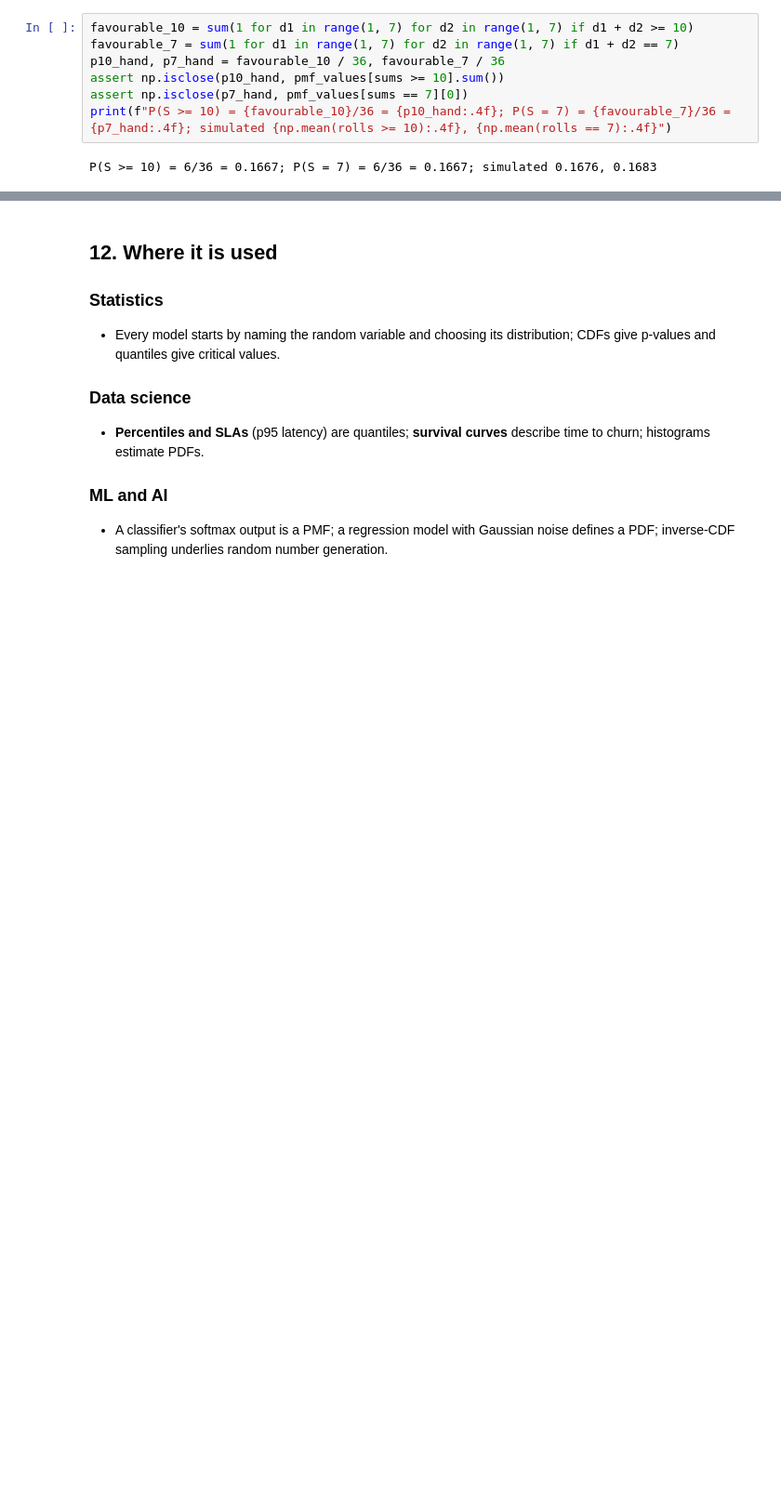
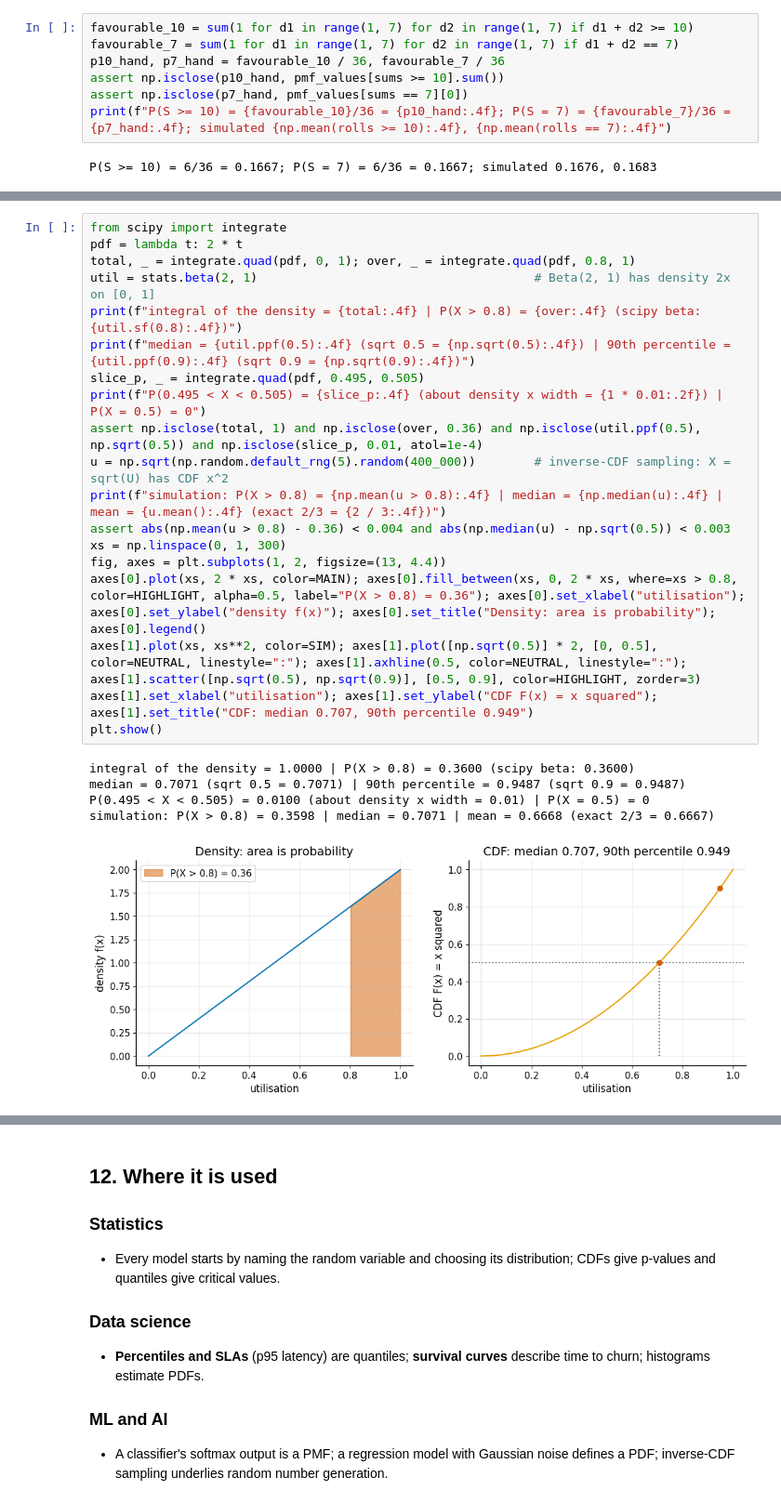
Before and after one commit to AhmedMostafaAttiaaa/distributions-irl, a Jupyter notebook: module_00_foundations/notebooks/00_01_random_variables.ipynb, the cells around one changed output, grey strips where cells are left out. Shown at 93% size. Cells and saved outputs as stored; diff of their text form; blank space fills up the shorter version.

```diff
--- a/module_00_foundations/notebooks/00_01_random_variables.ipynb
+++ b/module_00_foundations/notebooks/00_01_random_variables.ipynb
@@ -328,0 +400,25 @@ P(S >= 10) = 6/36 = 0.1667; P(S = 7) = 6/36 = 0.1667; simulated 0.1676, 0.1683
+# %%
+from scipy import integrate
+pdf = lambda t: 2 * t
+total, _ = integrate.quad(pdf, 0, 1); over, _ = integrate.quad(pdf, 0.8, 1)
+util = stats.beta(2, 1)                                      # Beta(2, 1) has density 2x on [0, 1]
+print(f"integral of the density = {total:.4f} | P(X > 0.8) = {over:.4f} (scipy beta: {util.sf(0.8):.4f})")
+print(f"median = {util.ppf(0.5):.4f} (sqrt 0.5 = {np.sqrt(0.5):.4f}) | 90th percentile = {util.ppf(0.9):.4f} (sqrt 0.9 = {np.sqrt(0.9):.4f})")
+slice_p, _ = integrate.quad(pdf, 0.495, 0.505)
+print(f"P(0.495 < X < 0.505) = {slice_p:.4f} (about density x width = {1 * 0.01:.2f}) | P(X = 0.5) = 0")
+assert np.isclose(total, 1) and np.isclose(over, 0.36) and np.isclose(util.ppf(0.5), np.sqrt(0.5)) and np.isclose(slice_p, 0.01, atol=1e-4)
+u = np.sqrt(np.random.default_rng(5).random(400_000))        # inverse-CDF sampling: X = sqrt(U) has CDF x^2
+print(f"simulation: P(X > 0.8) = {np.mean(u > 0.8):.4f} | median = {np.median(u):.4f} | mean = {u.mean():.4f} (exact 2/3 = {2 / 3:.4f})")
+assert abs(np.mean(u > 0.8) - 0.36) < 0.004 and abs(np.median(u) - np.sqrt(0.5)) < 0.003
+xs = np.linspace(0, 1, 300)
+fig, axes = plt.subplots(1, 2, figsize=(13, 4.4))
+axes[0].plot(xs, 2 * xs, color=MAIN); axes[0].fill_between(xs, 0, 2 * xs, where=xs > 0.8, color=HIGHLIGHT, alpha=0.5, label="P(X > 0.8) = 0.36"); axes[0].set_xlabel("utilisation"); axes[0].set_ylabel("density f(x)"); axes[0].set_title("Density: area is probability"); axes[0].legend()
+axes[1].plot(xs, xs**2, color=SIM); axes[1].plot([np.sqrt(0.5)] * 2, [0, 0.5], color=NEUTRAL, linestyle=":"); axes[1].axhline(0.5, color=NEUTRAL, linestyle=":"); axes[1].scatter([np.sqrt(0.5), np.sqrt(0.9)], [0.5, 0.9], color=HIGHLIGHT, zorder=3)
+axes[1].set_xlabel("utilisation"); axes[1].set_ylabel("CDF F(x) = x squared"); axes[1].set_title("CDF: median 0.707, 90th percentile 0.949")
+plt.show()
+# %% [output]
+integral of the density = 1.0000 | P(X > 0.8) = 0.3600 (scipy beta: 0.3600)
+median = 0.7071 (sqrt 0.5 = 0.7071) | 90th percentile = 0.9487 (sqrt 0.9 = 0.9487)
+P(0.495 < X < 0.505) = 0.0100 (about density x width = 0.01) | P(X = 0.5) = 0
+simulation: P(X > 0.8) = 0.3598 | median = 0.7071 | mean = 0.6668 (exact 2/3 = 0.6667)
+[figure, added]
```
Also changed, not shown: parts of 11 cells of this notebook.
